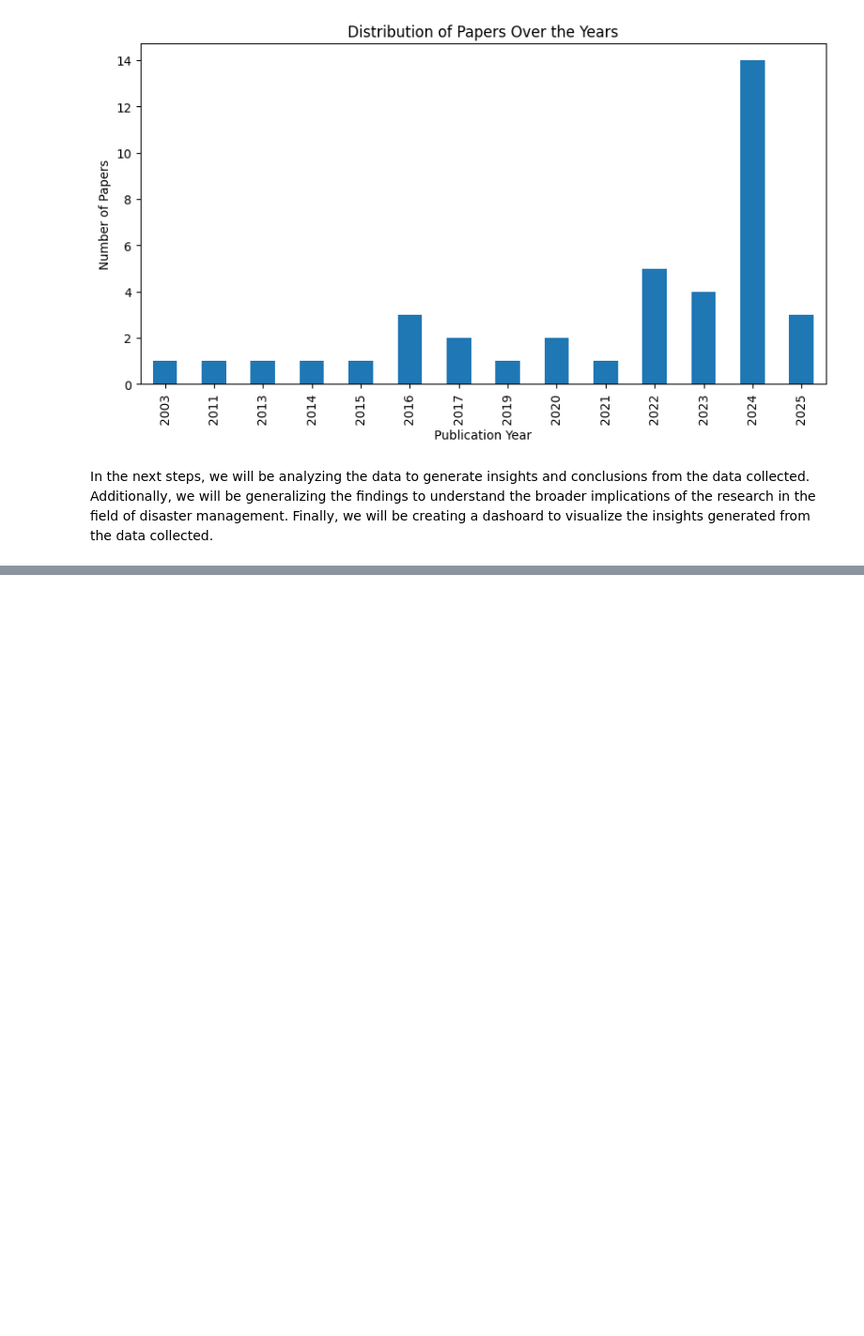
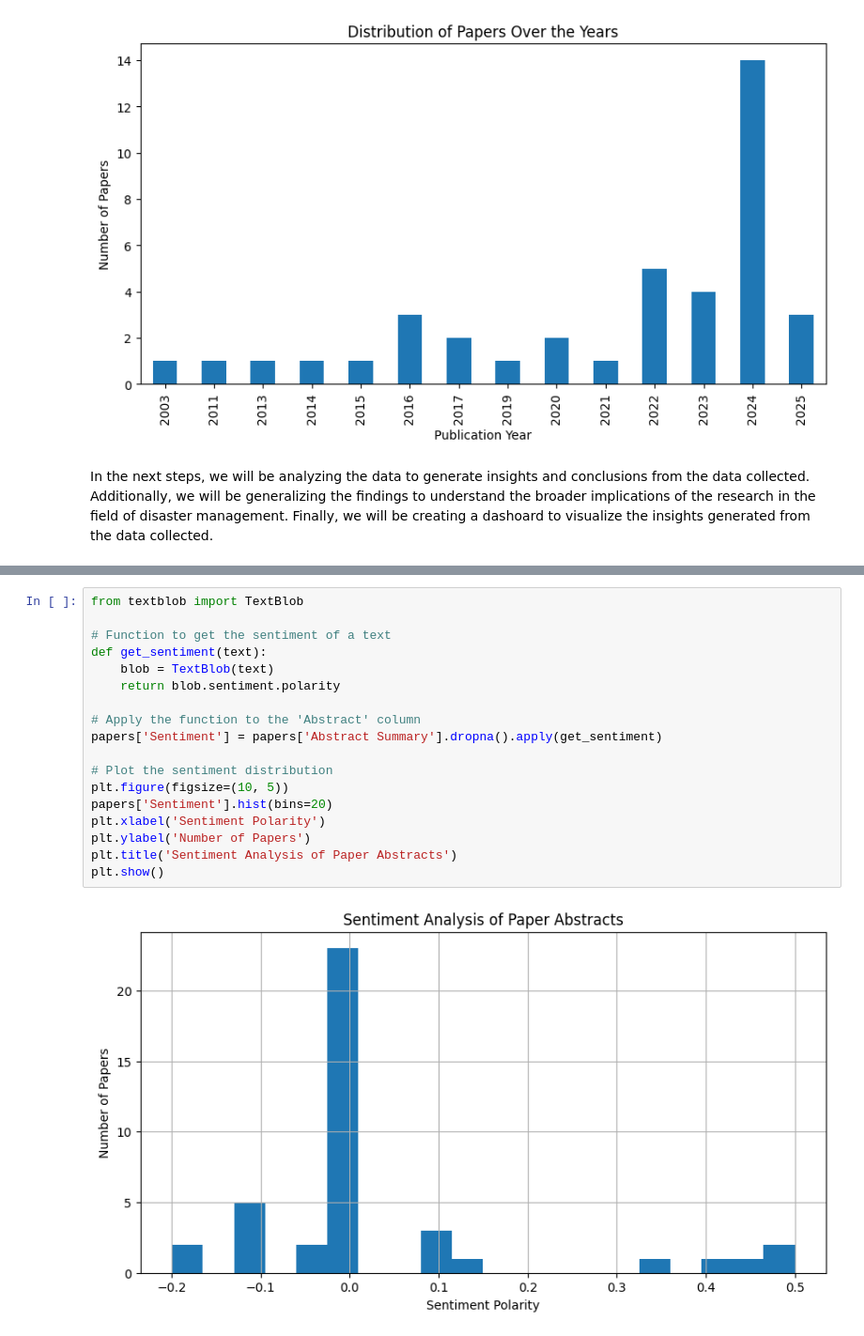
Before and after one commit to kapeesh-kaul/three-way-disaster-app, a Jupyter notebook: server/experiments.ipynb, the cells around one changed output, grey strips where cells are left out. Shown at 94% size. Drawn from its saved outputs; the diff is of its cells as text; blank space fills up the shorter version.

```diff
--- a/server/experiments.ipynb
+++ b/server/experiments.ipynb
@@ -101,0 +108,20 @@ In the next steps, we will be analyzing the data to generate insights and conclu
+# %%
+from textblob import TextBlob
+
+# Function to get the sentiment of a text
+def get_sentiment(text):
+    blob = TextBlob(text)
+    return blob.sentiment.polarity
+
+# Apply the function to the 'Abstract' column
+papers['Sentiment'] = papers['Abstract Summary'].dropna().apply(get_sentiment)
+
+# Plot the sentiment distribution
+plt.figure(figsize=(10, 5))
+papers['Sentiment'].hist(bins=20)
+plt.xlabel('Sentiment Polarity')
+plt.ylabel('Number of Papers')
+plt.title('Sentiment Analysis of Paper Abstracts')
+plt.show()
+# %% [output]
+[figure, added]
```
Also changed, not shown: parts of 12 cells of this notebook, 6 other files.
